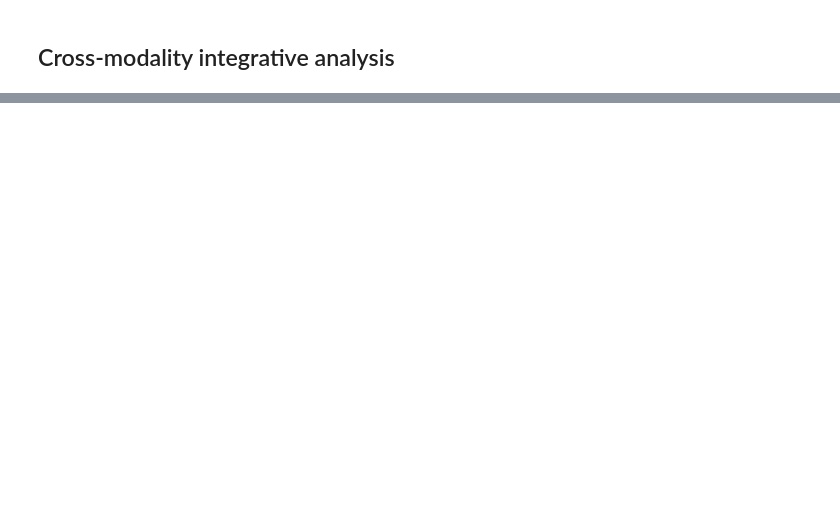
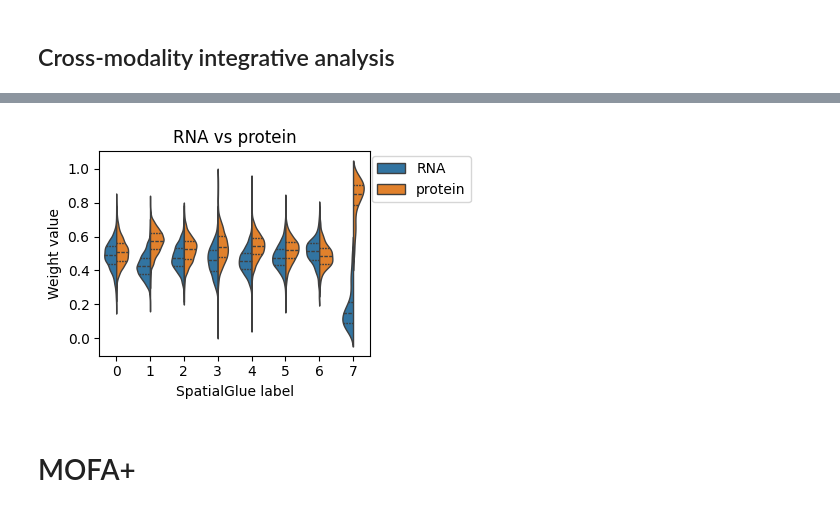
Before and after one commit to cb11711211/sc_st_attention_integration, a Jupyter notebook: GSPI/model_benchmark.ipynb, the cells around one changed output, grey strips where cells are left out. Saved outputs shown, nothing was run; the diff lists cells and outputs as text; code cells hidden in the pictures; blank space fills up the shorter version.

```diff
--- a/GSPI/model_benchmark.ipynb
+++ b/GSPI/model_benchmark.ipynb
@@ -228,0 +138,20 @@ plt.tight_layout(w_pad=0.05)
+# %%
+# plotting modality weight values.
+import pandas as pd
+import seaborn as sns
+plt.rcParams['figure.figsize'] = (5,3)
+df = pd.DataFrame(columns=['RNA', 'protein', 'label'])
+df['RNA'], df['protein'] = adata.obsm['alpha'][:, 0], adata.obsm['alpha'][:, 1]
+df['label'] = adata.obs['SpatialGlue_number'].values
+df = df.set_index('label').stack().reset_index()
+df.columns = ['label_SpatialGlue', 'Modality', 'Weight value']
+ax = sns.violinplot(data=df, x='label_SpatialGlue', y='Weight value', hue="Modality",
+                split=True, inner="quart", linewidth=1)
+ax.set_title('RNA vs protein')
+ax.set_xlabel('SpatialGlue label')
+ax.legend(bbox_to_anchor=(1.4, 1.01), loc='upper right')
+
+plt.tight_layout(w_pad=0.05)
+#plt.show()
+# %% [output]
+[figure, added]
@@ -228,0 +160,2 @@ plt.tight_layout(w_pad=0.05)
+# %% [markdown]
+# MOFA+
```
Also changed, not shown: parts of 72 cells of this notebook, 4 other files.
